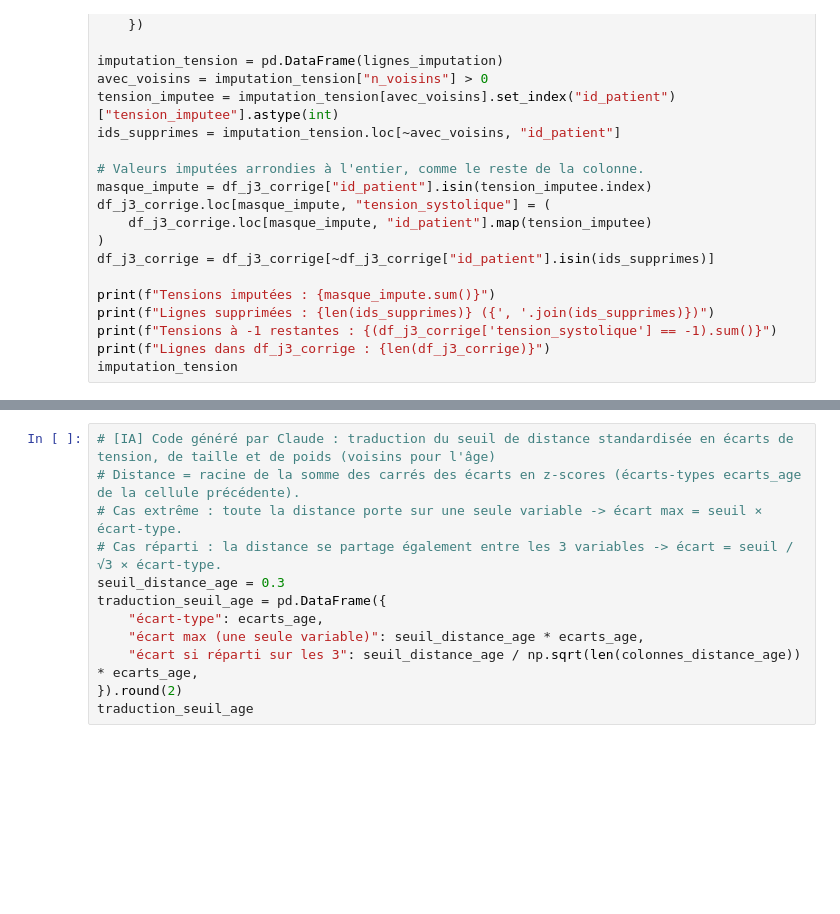
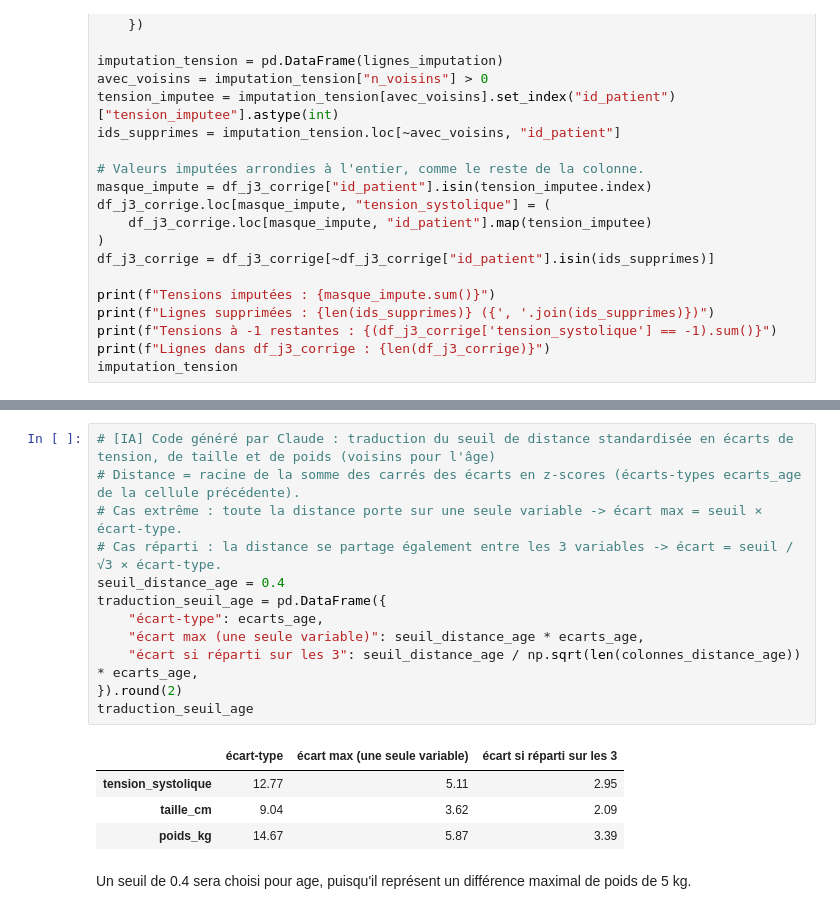
Before and after one commit to Dandalex/Devoir1ConceptStat, a Jupyter notebook: Dandrea_Devoir_I.ipynb, the cells around one changed output, grey strips where cells are left out. Cells and saved outputs as stored; diff of their text form; blank space fills up the shorter version.

```diff
--- a/Dandrea_Devoir_I.ipynb
+++ b/Dandrea_Devoir_I.ipynb
@@ -885,15 +1099,22 @@ comparaison_age
 # %%
 # [IA] Code généré par Claude : traduction du seuil de distance standardisée en écarts de tension, de taille et de poids (voisins pour l'âge)
 # Distance = racine de la somme des carrés des écarts en z-scores (écarts-types ecarts_age de la cellule précédente).
 # Cas extrême : toute la distance porte sur une seule variable -> écart max = seuil × écart-type.
 # Cas réparti : la distance se partage également entre les 3 variables -> écart = seuil / √3 × écart-type.
-seuil_distance_age = 0.3
+seuil_distance_age = 0.4
 traduction_seuil_age = pd.DataFrame({
     "écart-type": ecarts_age,
     "écart max (une seule variable)": seuil_distance_age * ecarts_age,
     "écart si réparti sur les 3": seuil_distance_age / np.sqrt(len(colonnes_distance_age)) * ecarts_age,
 }).round(2)
 traduction_seuil_age
+# %% [output]
+|  | écart-type | écart max (une seule variable) | écart si réparti sur les 3 |
+| tension_systolique | 12.77 | 5.11 | 2.95 |
+| taille_cm | 9.04 | 3.62 | 2.09 |
+| poids_kg | 14.67 | 5.87 | 3.39 |
+# %% [markdown]
+Un seuil de 0.4 sera choisi pour age, puisqu'il représent un différence maximal de poids de 5 kg.
 # %%
 # [IA] Code généré par Claude : imputation des âges à 999 par moyenne pondérée (1/distance) des voisins à distance ≤ seuil_distance_age, suppression des patients sans voisin
 # Voisins : tous les candidats du même sexe et tabagisme à distance ≤ seuil (variables de la cellule du plus proche voisin pour l'âge).
```
Also changed, not shown: parts of 17 cells of this notebook.
